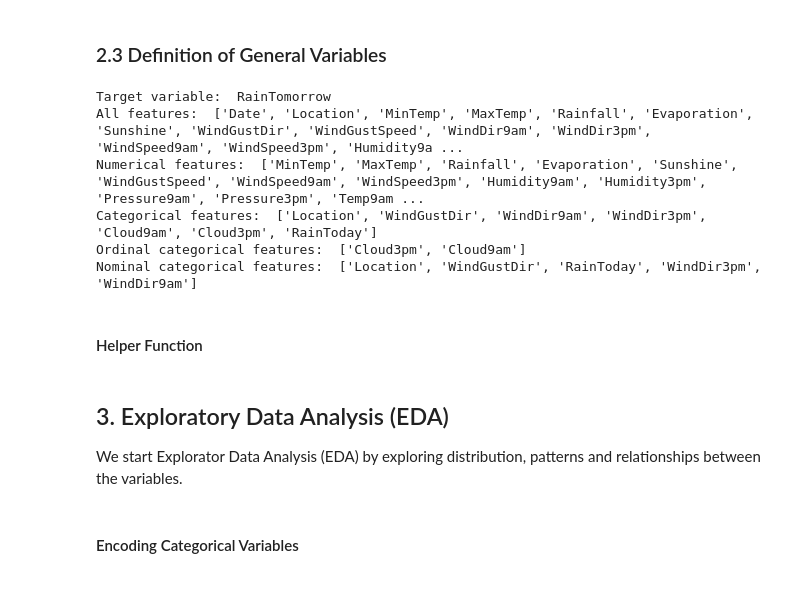
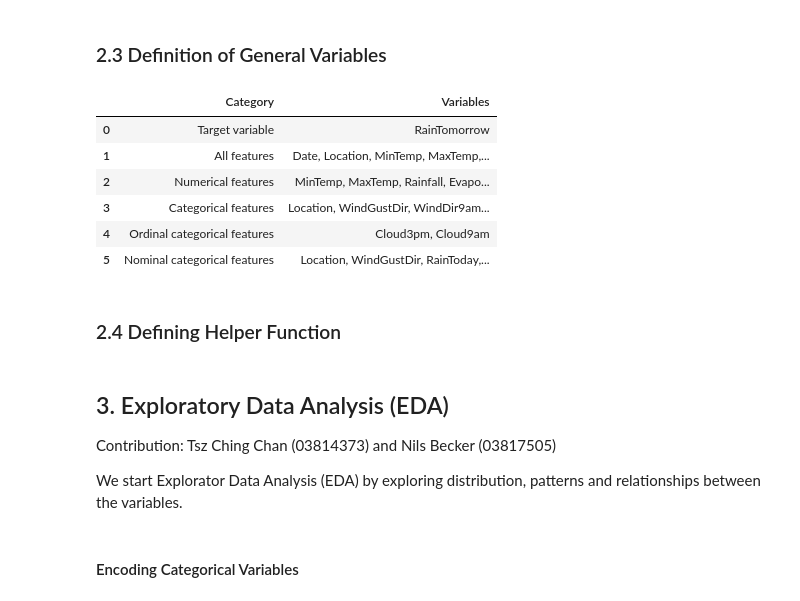
Before and after one commit to AstouK/Rain_Australia, a Jupyter notebook: rain_australia v3.ipynb, the cells around one changed output. Cells and saved outputs as stored; diff of their text form; code cells hidden in the pictures.

```diff
--- a/rain_australia v3.ipynb
+++ b/rain_australia v3.ipynb
@@ -321,33 +365,69 @@ memory usage: 25.5+ MB
 # %% [markdown]
 ### 2.3 Definition of General Variables
 # %%
-target = 'RainTomorrow'
+# Defines the target variable for prediction.
+target = "RainTomorrow"
+
+# Selects all remaining columns as features.
 features = [col for col in df.columns if col != target]
 
-numerical_features = [col for col in df.columns if col in features and df[col].dtype == 'float64']
+# Identify numerical features.
+# Numerical features are detected based on their float data type, which is appropriate for continuous meteorological measurements.
+numerical_features = [
+    col for col in df.columns
+    if col in features and df[col].dtype == "float64"
+]
 
-categorical_features = [col for col in df.columns if col in features and col not in numerical_features]
-# Removing date as categorical feature
+# Identifies categorical features as all non-numerical features (excluding the target).
+categorical_features = [
+    col for col in df.columns
+    if col in features and col not in numerical_features
+]
+
+# Removes the date column from categorical features.
+# Although stored as a categorical-like variable, Date represents temporal information and is therefore excluded from categorical analysis.
 if "Date" in categorical_features:
     categorical_features.remove("Date")
 
+# Defines ordinal categorical features.
+# These variables have an inherent order (e.g., cloud coverage measured in oktas).
+ordinal_categorical_features = ["Cloud3pm", "Cloud9am"]
 
-ordinal_categorical_features = ['Cloud3pm', 'Cloud9am']
-nominal_categorical_features = list(set(categorical_features) - set(ordinal_categorical_features))
+# Defines nominal categorical features.
+# These variables have no intrinsic ordering (e.g., wind direction, location).
+nominal_categorical_features = list(
+    set(categorical_features) - set(ordinal_categorical_features)
+)
 
-print('Target variable: ', target)
-print('All features: ', features)
-print('Numerical features: ', numerical_features)
-print('Categorical features: ', categorical_features)
-print('Ordinal categorical features: ', ordinal_categorical_features)
-print('Nominal categorical features: ', nominal_categorical_features)
+# Creates a structured table summarizing target and feature groups.
+feature_overview = pd.DataFrame({
+    "Category": [
+        "Target variable",
+        "All features",
+        "Numerical features",
+        "Categorical features",
+        "Ordinal categorical features",
+        "Nominal categorical features",
+    ],
+    "Variables": [
+        target,
+        ", ".join(features),
+        ", ".join(numerical_features),
+        ", ".join(categorical_features),
+        ", ".join(ordinal_categorical_features),
+        ", ".join(nominal_categorical_features),
+    ]
+})
+
+feature_overview
 # %% [output]
-Target variable:  RainTomorrow
-All features:  ['Date', 'Location', 'MinTemp', 'MaxTemp', 'Rainfall', 'Evaporation', 'Sunshine', 'WindGustDir', 'WindGustSpeed', 'WindDir9am', 'WindDir3pm', 'WindSpeed9am', 'WindSpeed3pm', 'Humidity9a ...
-Numerical features:  ['MinTemp', 'MaxTemp', 'Rainfall', 'Evaporation', 'Sunshine', 'WindGustSpeed', 'WindSpeed9am', 'WindSpeed3pm', 'Humidity9am', 'Humidity3pm', 'Pressure9am', 'Pressure3pm', 'Temp9am ...
-Categorical features:  ['Location', 'WindGustDir', 'WindDir9am', 'WindDir3pm', 'Cloud9am', 'Cloud3pm', 'RainToday']
-Ordinal categorical features:  ['Cloud3pm', 'Cloud9am']
-Nominal categorical features:  ['Location', 'WindGustDir', 'RainToday', 'WindDir3pm', 'WindDir9am']
+|  | Category | Variables |
+| 0 | Target variable | RainTomorrow |
+| 1 | All features | Date, Location, MinTemp, MaxTemp,... |
+| 2 | Numerical features | MinTemp, MaxTemp, Rainfall, Evapo... |
+| 3 | Categorical features | Location, WindGustDir, WindDir9am... |
+| 4 | Ordinal categorical features | Cloud3pm, Cloud9am |
+| 5 | Nominal categorical features | Location, WindGustDir, RainToday,... |
 # %% [markdown]
-#### Helper Function
+### 2.4 Defining Helper Function
 # %%
@@ -367,6 +453,7 @@ def evaluate_model(model_name, y_true, y_pred):
 # %% [markdown]
 <a id='section3'></a>
 ## 3. Exploratory Data Analysis (EDA)
+Contribution: Tsz Ching Chan (03814373) and Nils Becker (03817505)
 
 We start Explorator Data Analysis (EDA) by exploring distribution, patterns and relationships between the variables.
 # %%
```
Also changed, not shown: parts of 51 cells of this notebook.
